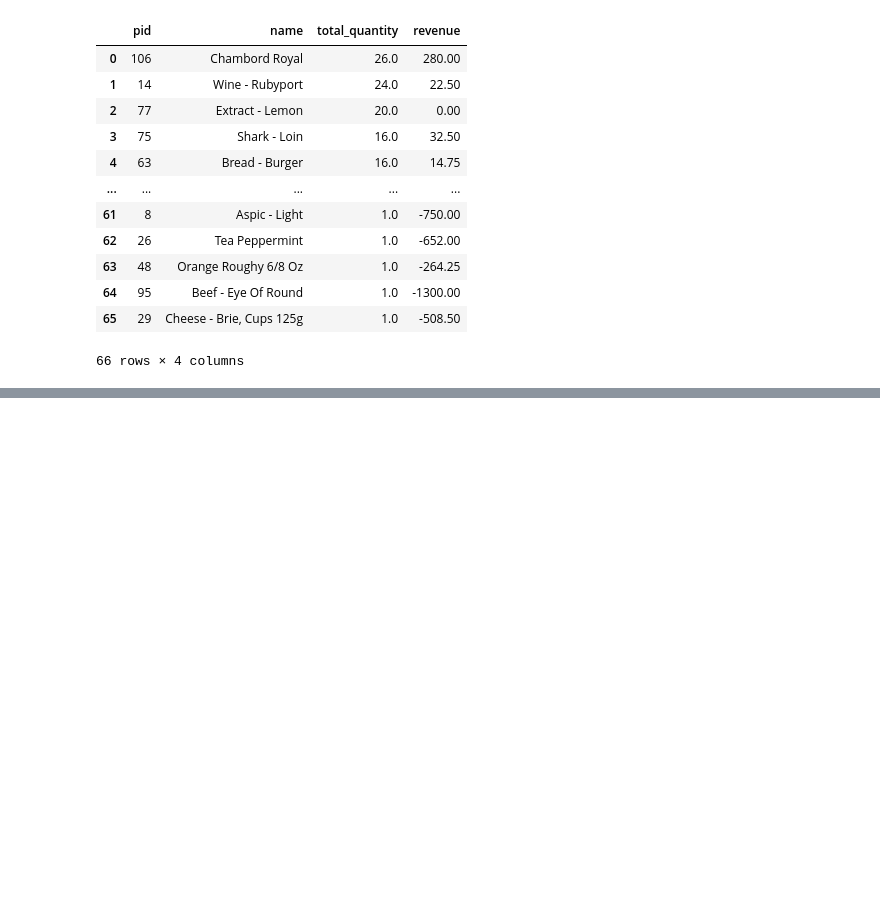
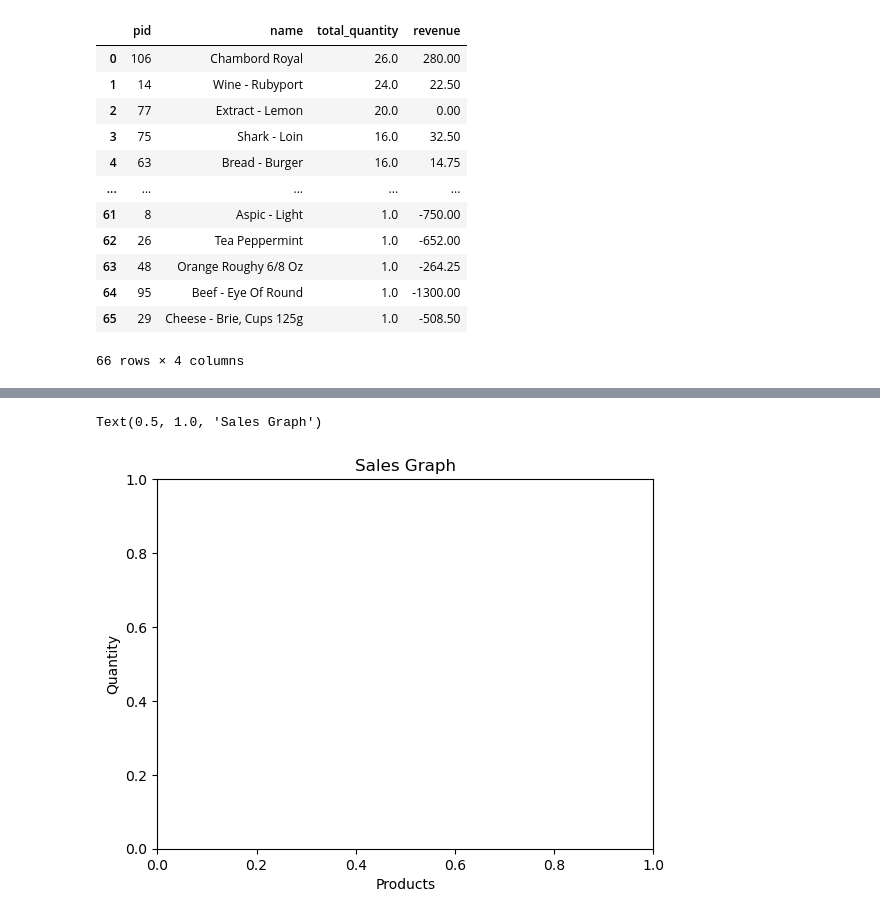
Before and after one commit to paulKinyua/Data-Science, a Jupyter notebook: task1_revised.py.ipynb, the cells around one changed output, grey strips where cells are left out. Cells and saved outputs as stored; diff of their text form; code cells hidden in the pictures; blank space fills up the shorter version.

```diff
--- a/task1_revised.py.ipynb
+++ b/task1_revised.py.ipynb
@@ -188,0 +194,8 @@ month_sales_df
+# %%
+# Adding labels and title
+plt.xlabel('Products')
+plt.ylabel('Quantity')
+plt.title('Sales Graph')
+# %% [output]
+Text(0.5, 1.0, 'Sales Graph')
+[figure, added]
```
Also changed, not shown: parts of 13 cells of this notebook, 1 other file.
